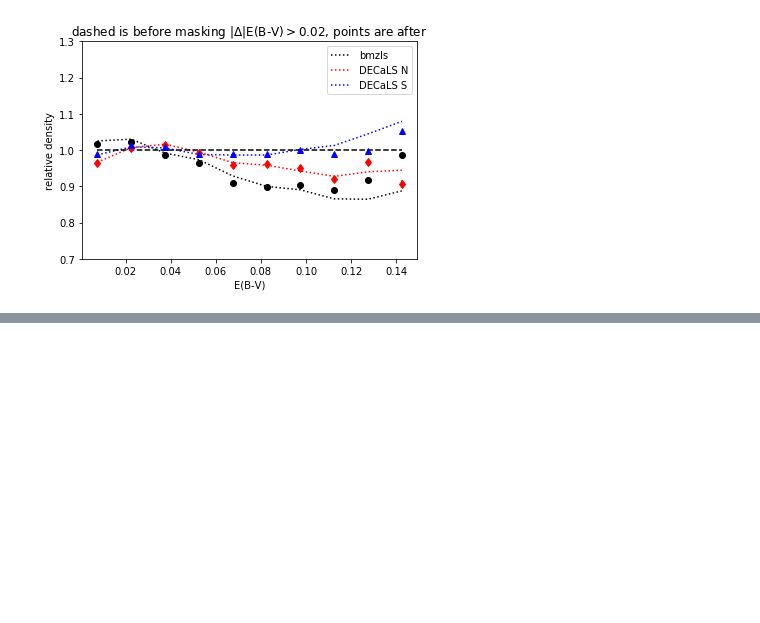
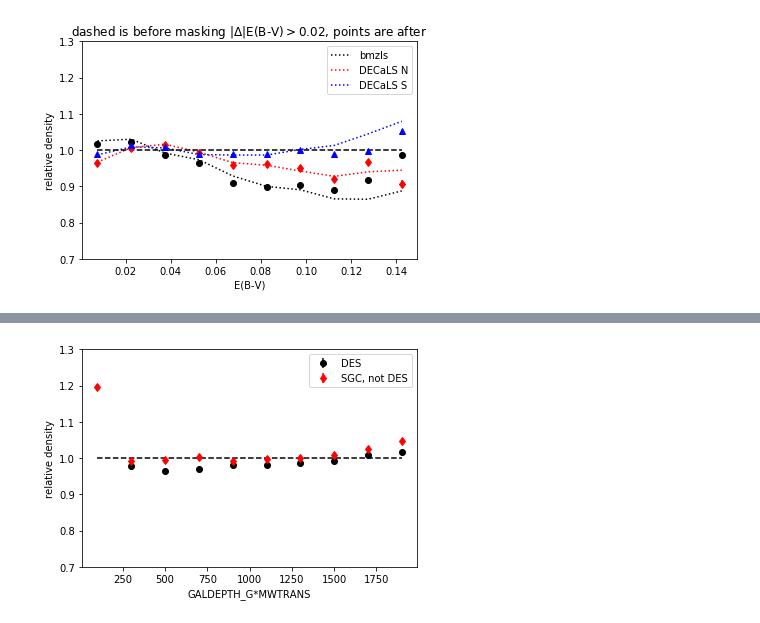
Before and after one commit to desihub/LSS, a Jupyter notebook: Sandbox/ELGgalforeground.ipynb, the cells around one changed output, grey strips where cells are left out. Cells and saved outputs as stored; diff of their text form; code cells hidden in the pictures; blank space fills up the shorter version.

```diff
--- a/Sandbox/ELGgalforeground.ipynb
+++ b/Sandbox/ELGgalforeground.ipynb
@@ -977,0 +978,38 @@ plt.show()
+# %%
+'''
+g-band depth
+'''
+#DECaLS SGC DES
+
+
+hg1 = np.histogram(felg[ddsdl]['GALDEPTH_G']*np.exp(-3.214*felg[ddsdl]['EBV']),weights=1./effsouthl[ddsdl]**2.,range=(0,2000))
+#hg1 = np.histogram(stardensg[ddsdl],range=(0,5000))
+hgn1 = np.histogram(felg[ddsdl]['GALDEPTH_G']*np.exp(-3.214*felg[ddsdl]['EBV']),bins=hg1[1])
+hr1 = np.histogram(relg[rdsdl]['GALDEPTH_G']*np.exp(-3.214*relg[rdsdl]['EBV']),bins=hg1[1])
+
+#DECaLS SGC not DES
+hg2 = np.histogram(felg[ddsndl]['GALDEPTH_G']*np.exp(-3.214*felg[ddsndl]['EBV']),weights=1./effsouthl[ddsndl]**2.,range=(0,2000))
+#hg2 = np.histogram(stardensg[ddsndl],range=(0,5000))
+hgn2 = np.histogram(felg[ddsndl]['GALDEPTH_G']*np.exp(-3.214*felg[ddsndl]['EBV']),bins=hg2[1])
+hr2 = np.histogram(relg[rdsndl]['GALDEPTH_G']*np.exp(-3.214*relg[rdsndl]['EBV']),bins=hg2[1])
+
+xl1 = []
+xl2 = []
+for i in range(0,len(hg1[0])):
+    xl1.append((hg1[1][i]+hg1[1][i+1])/2.)
+    xl2.append((hg2[1][i]+hg2[1][i+1])/2.)
+norm1 = sum(hg1[0])/sum(hr1[0])
+plt.errorbar(xl1,hg1[0]/hr1[0]/norm1,np.sqrt(hg1[0])/hr1[0],fmt='ko')
+#plt.plot(xl1,hgn1[0]/hr1[0]/norm1,'k:')
+norm2 = sum(hg2[0])/sum(hr2[0])
+plt.errorbar(xl2,hg2[0]/hr2[0]/norm2,np.sqrt(hg2[0])/hr2[0],fmt='rd')
+#plt.plot(xl2,hgn2[0]/hr2[0]/norm2,'r:')
+plt.ylim(.7,1.3)
+plt.xlabel('GALDEPTH_G*MWTRANS')
+plt.ylabel('relative density')
+plt.legend((['DES','SGC, not DES']))
+plt.plot(xl2,np.ones(len(xl2)),'k--')
+#plt.title('dashed is before MC+stellar density correction, points are after')
+plt.show()
+# %% [output]
+[figure, added]
```
Also changed, not shown: parts of 5 cells of this notebook.
